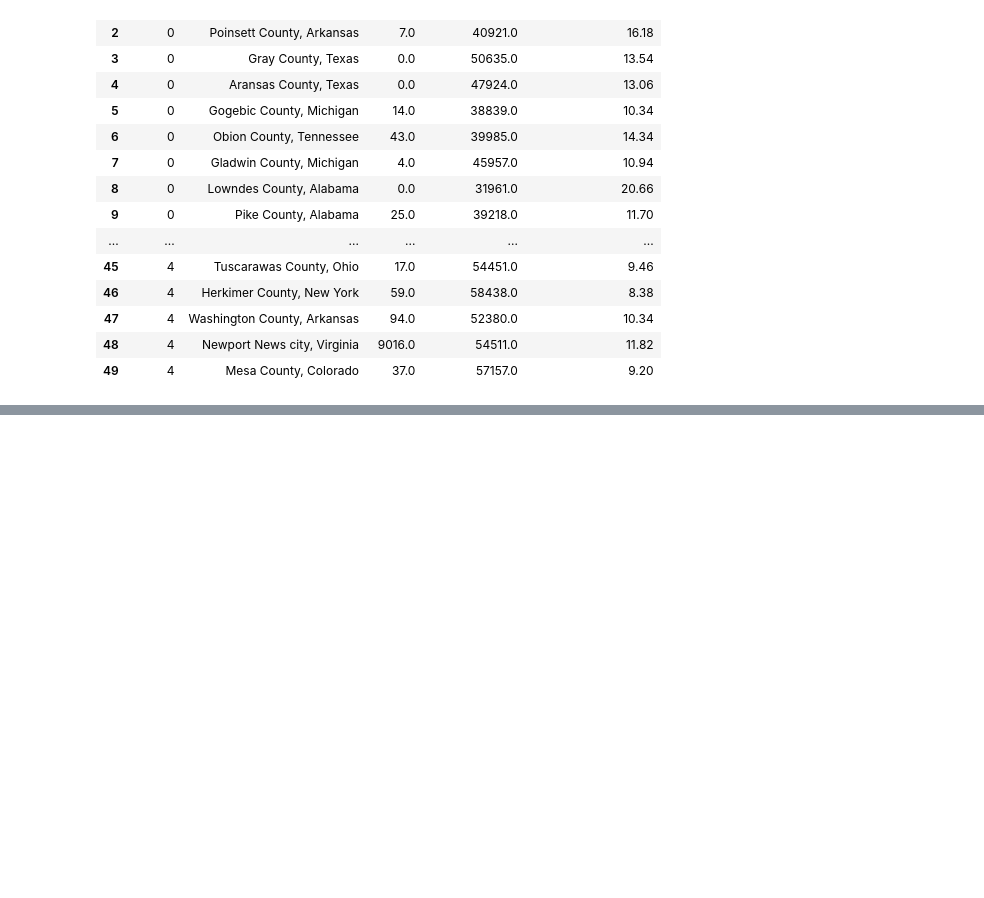
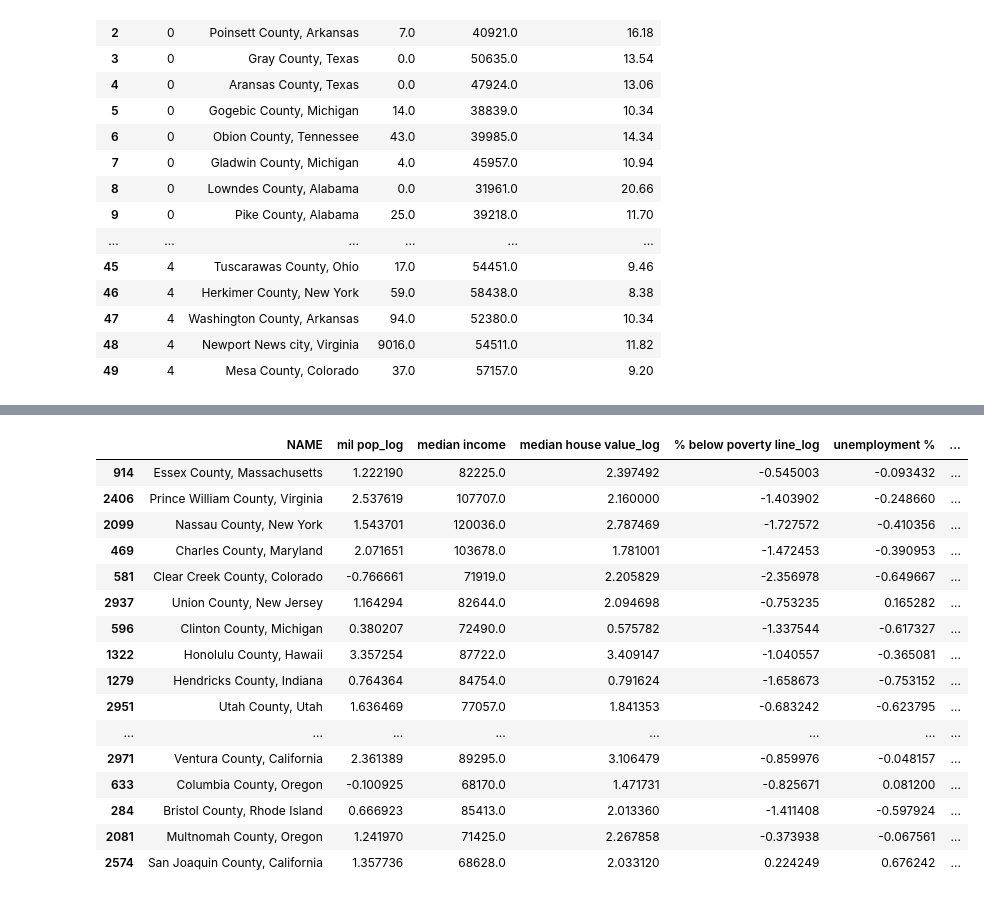
Before and after one commit to kellerl7/Milestone_2, a Jupyter notebook: Unsupervised_Learning/Unsupervised_learning_2.ipynb, the cells around one changed output, grey strips where cells are left out. Drawn from its saved outputs; the diff is of its cells as text; code cells hidden in the pictures; blank space fills up the shorter version.

```diff
--- a/Unsupervised_Learning/Unsupervised_learning_2.ipynb
+++ b/Unsupervised_Learning/Unsupervised_learning_2.ipynb
@@ -461,0 +675,26 @@ random_counties_df
+# %%
+import pandas as pd
+
+# Select random top 100 counties from Cluster 4 (Military-Dependent Counties)
+random_top_100_cluster_4 = df_clusters_last_5[df_clusters_last_5["Cluster"] == 2].sample(n=100, random_state=42)
+
+
+random_top_100_cluster_4.head(30)
+# %% [output]
+|  | NAME | mil pop_log | median income | median house value_log | % below poverty line_log | unemployment % | ... |
+| 914 | Essex County, Massachusetts | 1.222190 | 82225.0 | 2.397492 | -0.545003 | -0.093432 | ... |
+| 2406 | Prince William County, Virginia | 2.537619 | 107707.0 | 2.160000 | -1.403902 | -0.248660 | ... |
+| 2099 | Nassau County, New York | 1.543701 | 120036.0 | 2.787469 | -1.727572 | -0.410356 | ... |
+| 469 | Charles County, Maryland | 2.071651 | 103678.0 | 1.781001 | -1.472453 | -0.390953 | ... |
+| 581 | Clear Creek County, Colorado | -0.766661 | 71919.0 | 2.205829 | -2.356978 | -0.649667 | ... |
+| 2937 | Union County, New Jersey | 1.164294 | 82644.0 | 2.094698 | -0.753235 | 0.165282 | ... |
+| 596 | Clinton County, Michigan | 0.380207 | 72490.0 | 0.575782 | -1.337544 | -0.617327 | ... |
+| 1322 | Honolulu County, Hawaii | 3.357254 | 87722.0 | 3.409147 | -1.040557 | -0.365081 | ... |
+| 1279 | Hendricks County, Indiana | 0.764364 | 84754.0 | 0.791624 | -1.658673 | -0.753152 | ... |
+| 2951 | Utah County, Utah | 1.636469 | 77057.0 | 1.841353 | -0.683242 | -0.623795 | ... |
+| ... | ... | ... | ... | ... | ... | ... | ... |
+| 2971 | Ventura County, California | 2.361389 | 89295.0 | 3.106479 | -0.859976 | -0.048157 | ... |
+| 633 | Columbia County, Oregon | -0.100925 | 68170.0 | 1.471731 | -0.825671 | 0.081200 | ... |
+| 284 | Bristol County, Rhode Island | 0.666923 | 85413.0 | 2.013360 | -1.411408 | -0.597924 | ... |
+| 2081 | Multnomah County, Oregon | 1.241970 | 71425.0 | 2.267858 | -0.373938 | -0.067561 | ... |
+| 2574 | San Joaquin County, California | 1.357736 | 68628.0 | 2.033120 | 0.224249 | 0.676242 | ... |
```
Also changed, not shown: parts of 22 cells of this notebook.
